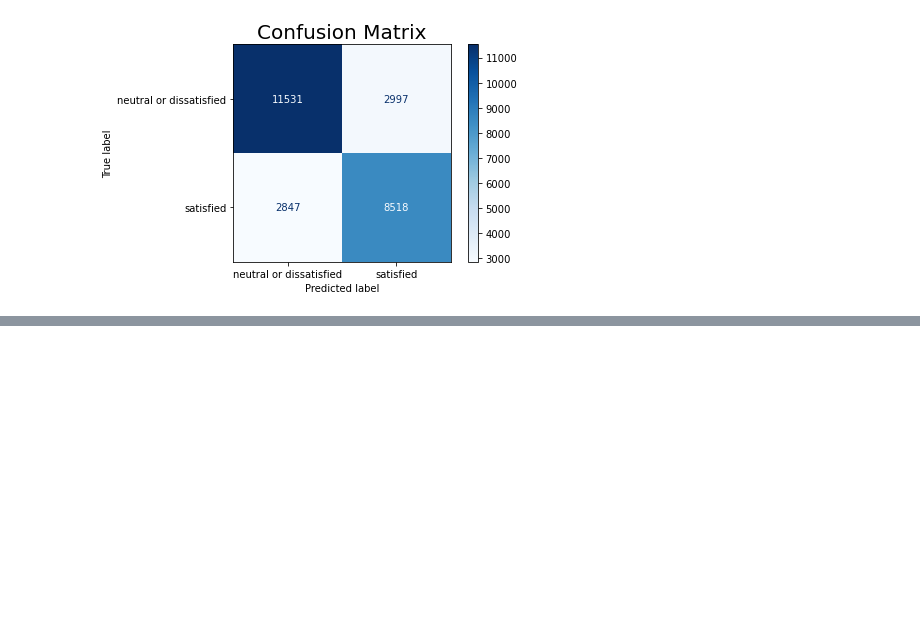
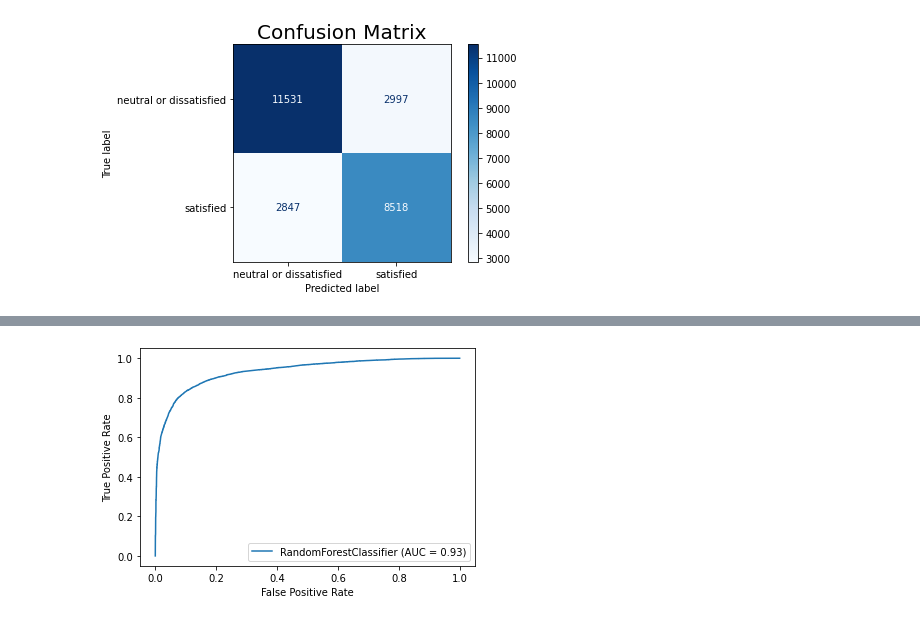
Before and after one commit to Subodh2044/Final_Project, a Jupyter notebook: AWS_ml_new.ipynb, the cells around one changed output, grey strips where cells are left out. Cells and saved outputs as stored; diff of their text form; code cells hidden in the pictures; blank space fills up the shorter version.

```diff
--- a/AWS_ml_new.ipynb
+++ b/AWS_ml_new.ipynb
@@ -304,0 +393,20 @@ plt.show()
+# %%
+# plot receiver operating characteristic (ROC) curve and detection error tradeoff (DET) curves
+# A ROC curve is a graphical plot that illustrates the diagnostic ability of a binary classifier system
+# as its discrimination threshold is varied.
+# The ROC curve is created by plotting the true positive rate (TPR) against the false positive rate (FPR)
+# at various threshold settings. The true-positive rate is also known as sensitivity, recall.
+
+from sklearn import datasets, metrics, model_selection
+from sklearn.metrics import plot_roc_curve
+
+plot_roc_curve(RFClassifier, X_test, y_test)
+
+ax_roc.set_title('Receiver Operating Characteristic (ROC) curves')
+
+ax_roc.grid(linestyle='--')
+
+plt.legend()
+plt.show()
+# %% [output]
+[figure, added]
```
Also changed, not shown: parts of 23 cells of this notebook.
